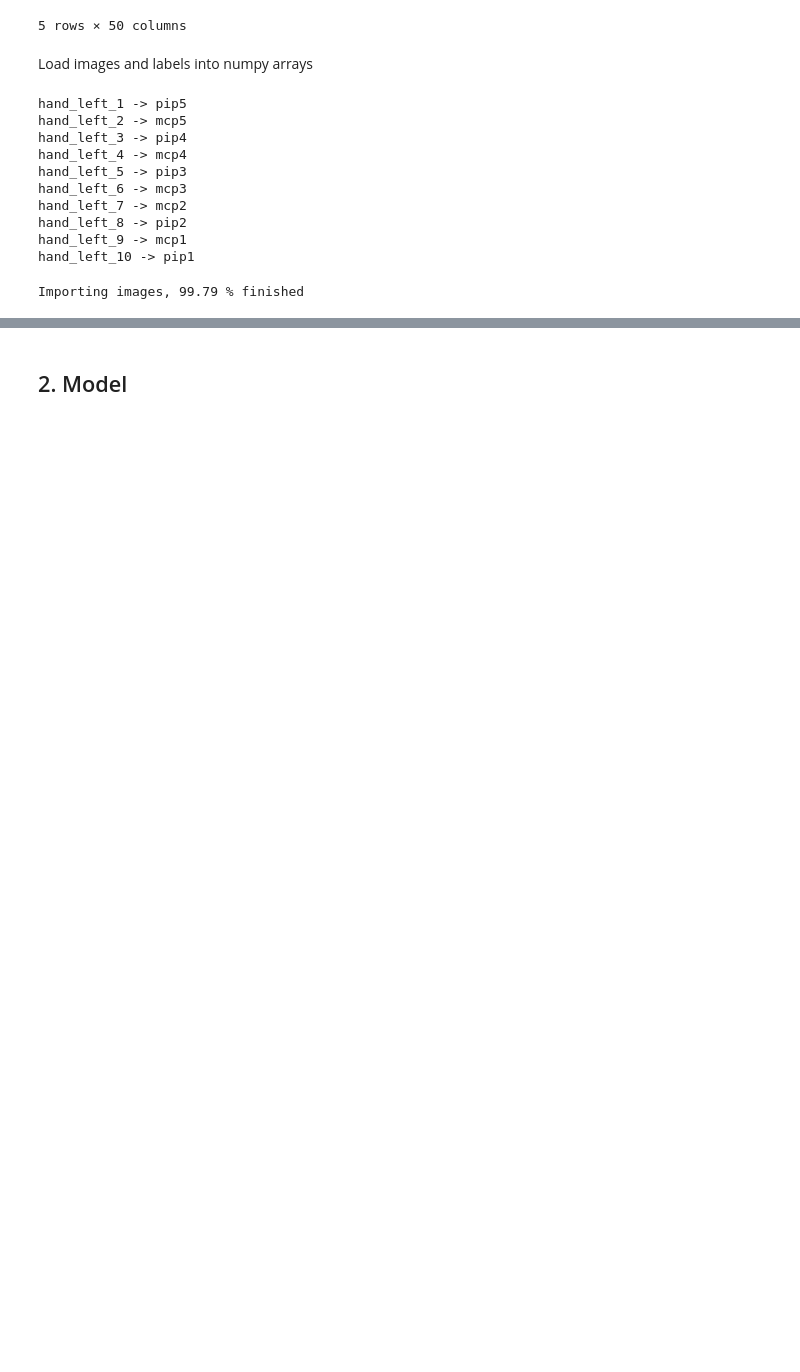
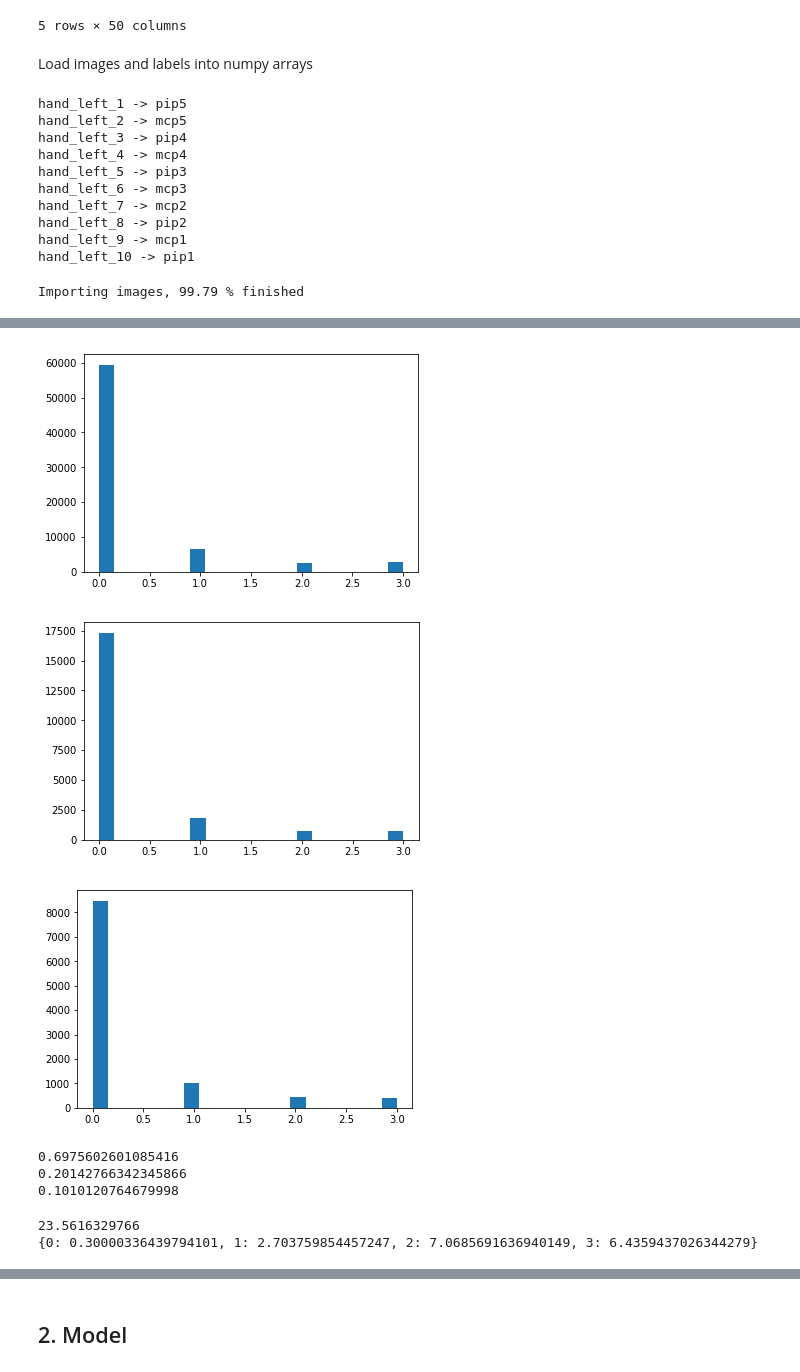
Before and after one commit to janickrohrbach/arthritis-net, a Jupyter notebook: deepxray.ipynb, the cells around one changed output, grey strips where cells are left out. Saved outputs shown, nothing was run; the diff lists cells and outputs as text; code cells hidden in the pictures; blank space fills up the shorter version.

```diff
--- a/deepxray.ipynb
+++ b/deepxray.ipynb
@@ -190,4 +207,0 @@ plt.show()
-# %%
-# create 10 classes
-for i in range(10):
-    labels[(labels > i * 10) & (labels <= 10 + i * 10)] = i
@@ -218,0 +212,7 @@ labels_test = np.load(file="/data/joint_scoring/labels_test.npy")
+# %%
+# create 4 classes
+
+labels[labels <= 5] = 0 # -> joint is healthy
+labels[(labels > 5) & (labels <= 15)] = 1 # -> joint is slightly eroded
+labels[(labels > 15) & (labels <= 30)] = 2 # -> joint is moderately eroded
+labels[labels > 30] = 3 # -> joint is severely eroded
@@ -218,0 +278,32 @@ labels_test = np.load(file="/data/joint_scoring/labels_test.npy")
+# %%
+img_train = np.array(img_train)
+labels_train = np.array(labels_train)
+patients_train = np.array(patients_train)
+
+img_test = np.array(img_test)
+labels_test = np.array(labels_test)
+patients_test = np.array(patients_test)
+
+img_val = np.array(img_val)
+labels_val = np.array(labels_val)
+patients_val = np.array(labels_val)
+# %%
+plt.hist(labels_train, bins=20)
+plt.show()
+
+plt.hist(labels_test, bins=20)
+plt.show()
+
+plt.hist(labels_val, bins=20)
+plt.show()
+
+print(labels_train.shape[0] / (labels_train.shape[0] + labels_test.shape[0] + labels_val.shape[0] ))
+print(labels_test.shape[0] / (labels_train.shape[0] + labels_test.shape[0] + labels_val.shape[0] ))
+print(labels_val.shape[0] / (labels_train.shape[0] + labels_test.shape[0] + labels_val.shape[0] ))
+# %% [output]
+[figure, added]
+[figure, added]
+[figure, added]
+0.6975602601085416
+0.20142766342345866
+0.1010120764679998
@@ -219,3 +345,16 @@ labels_test = np.load(file="/data/joint_scoring/labels_test.npy")
+# %%
+# define class weights because of imbalance
+weights = class_weight.compute_class_weight(class_weight='balanced',
+                                                 classes=np.unique(labels_train),
+                                                 y=labels_train)
+
+print(max(weights)/min(weights))
+
+weights = dict(enumerate(weights))
+print(weights)
+# %% [output]
+23.5616329766
+{0: 0.30000336439794101, 1: 2.703759854457247, 2: 7.0685691636940149, 3: 6.4359437026344279}
 # %%
 # one hot encode outputs
 labels_train = LabelBinarizer().fit_transform(labels_train)
```
Also changed, not shown: parts of 36 cells of this notebook, 2 other files.
